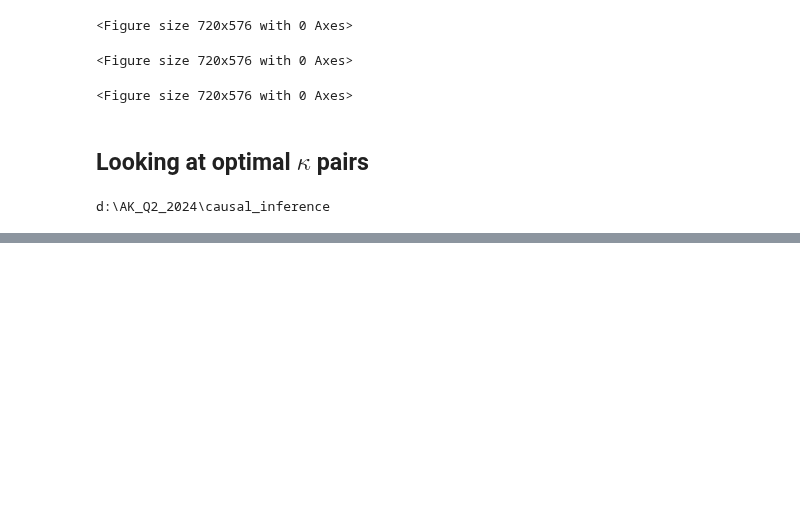
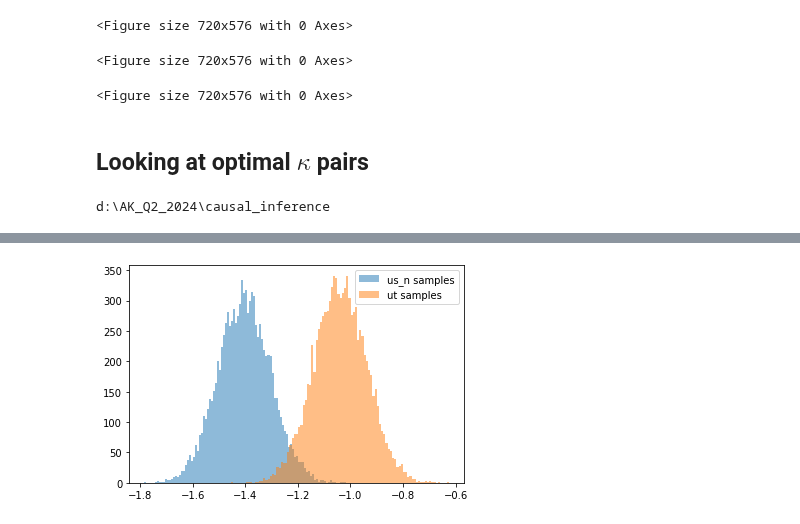
Before and after one commit to ak47na/multisensory_causal_inference, a Jupyter notebook: fits_analysis.ipynb, the cells around one changed output, grey strips where cells are left out. Cells and saved outputs as stored; diff of their text form; code cells hidden in the pictures; blank space fills up the shorter version.

Commit message:
add plots for understanding all causal inference steps in fits_analysis.ipynb

```diff
--- a/fits_analysis.ipynb
+++ b/fits_analysis.ipynb
@@ -67,6 +67,7 @@ err_threshold = np.deg2rad(5)
 
 test_fwd_sim = True
 fwd_errors = np.zeros_like(s_ns)
+high_error_idxs = {'sn': [], 't': []}
 for est in optimal_kappa_pairs.keys():
     for key in min_error_for_idx_pc[est]:
         if min_error_for_idx_pc[est][key] == min_error_for_idx[est][key[0]]:
@@ -76,6 +77,7 @@ for est in optimal_kappa_pairs.keys():
             err_mat[est][int(key[0])] = min_error_for_idx[est][key[0]]
             optimal_kappa_pairs_arr[est][int(key[0]), :] = np.array(optimal_kappa_pairs[est][key]).reshape(2,)
             if min_error_for_idx_pc[est][key] >= err_threshold:
+                high_error_idxs[est].append(key[0])
                 print(f'{key[0]}: t, s_n, r_n = {np.round(s_ns[key[0]], 3), np.round(ts[key[0]], 3), np.round(r_ns[key[0]], 4)}',
                     f'd/pi={np.round(utils.circular_dist(s_ns[key[0]], ts[key[0]]) / np.pi, 4)}',
                     f'min_err={min_error_for_idx_pc[est][key]}',
@@ -260,17 +262,18 @@ with open(f'./learned_data/task_metadata_{grid_sz}_t{t_index}.pkl', 'rb') as f:
 num_tasks = len(tasks_metadata)
 print(f'Number of tasks: {num_tasks}')
 errors_dicts = {}
-err_for_idx = {est: {} for est in ['sn', 't']}
+estimates = ['sn', 't']
+err_for_idx = {est: {} for est in estimates}
 nums_bad = 0
 max_error = 0
-high_err_idx = []
+high_error_idxs_both_est = []
 for task_idx in range(num_tasks):
     try:
         with open(f'./learned_data/optimal_kappa_errors/errors_dict_{task_idx}_{grid_sz}_t{t_index}.pkl', 'rb') as f:
             errors_dicts[task_idx] = pickle.load(f)
             mean_idx = tasks_metadata[task_idx]['mean_indices'][0]
-            min_error_across_pc = {est: min([errors_dicts[task_idx][p_c][f'errors_{est}'].min() for p_c in errors_dicts[task_idx].keys()]) for est in ['sn', 't']}
-            for est in ['sn', 't']:
+            min_error_across_pc = {est: min([errors_dicts[task_idx][p_c][f'errors_{est}'].min() for p_c in errors_dicts[task_idx].keys()]) for est in estimates}
+            for est in estimates:
                 if mean_idx not in err_for_idx[est]:
                     err_for_idx[est][mean_idx] = min_error_across_pc[est]
                 else:
@@ -281,8 +284,8 @@ for task_idx in range(num_tasks):
 print(f'Number of bad tasks: {nums_bad}')
 for mean_idx in err_for_idx:
     if max(err_for_idx['sn'][mean_idx], err_for_idx['t'][mean_idx]) > .1:
-        high_err_idx.append(mean_idx)
+        high_error_idxs_both_est.append(mean_idx)
         print(mean_idx, err_for_idx['sn'][mean_idx], err_for_idx['t'][mean_idx])
     max_error = max(min(err_for_idx['sn'][mean_idx], err_for_idx['t'][mean_idx]), max_error)
 print(f'Max error: {max_error}')
-print(high_err_idx, '\n', list(zip(zip(s_ns[high_err_idx], ts[high_err_idx]), r_ns[high_err_idx])))
+print(high_error_idxs_both_est, '\n', list(zip(zip(s_ns[high_error_idxs_both_est], ts[high_error_idxs_both_est]), r_ns[high_error_idxs_both_est])))
@@ -306,0 +317,73 @@ Error for task 1
+# %%
+num_to_analyse = 2
+est = 'sn'
+for i in range(num_to_analyse):
+    idx = high_error_idxs[est][i]
+    sni, ti, rni = s_ns[idx], ts[idx], r_ns[idx]
+    urni = unif_map.angle_space_to_unif_space(rni)
+    usni, uti = usns[idx], uts[idx]
+    assert (np.allclose(np.array([usni, uti]), unif_map.angle_space_to_unif_space([sni, ti])))
+    optimal_kappa_pair_sn = optimal_kappa_pairs_arr['sn'][idx]
+    optimal_kappa_pair_t = optimal_kappa_pairs_arr['t'][idx]
+    pc_sn = optimal_pc['sn'][idx]
+    pc_t = optimal_pc['t'][idx]
+    print(f'For index {idx} with s_n, t, r_n = {sni, ti, rni} and us_n, ut, urn = {usni, uti, urni},\n optimal kappa pairs: {optimal_kappa_pair_sn, optimal_kappa_pair_t} and optimal p_c: {pc_sn, pc_t}\n\n')
+    # 1. run VM samples of the 2 distributions and plot the distributions
+    # kappa1, kappa2 = np.array([optimal_kappa_pair_sn[0]]), np.array([optimal_kappa_pair_sn[1]])
+    # kappa1, kappa2 = np.array([700.]), np.array([1.])
+    kappa1, kappa2, pc_i = np.array([100.]), np.array([99.]), .5
+    ut_samples, usn_samples = causal_inference_estimator.get_vm_samples(
+        num_sim=10000,
+        mu_t=np.array([uti]),
+        mu_s_n=np.array([usni]),
+        kappa1=kappa1,
+        kappa2=kappa2)
+    plt.hist(usn_samples[:, 0,0], bins=100, alpha=0.5, label='us_n samples')
+    plt.hist(ut_samples[:, 0,0], bins=100, alpha=0.5, label='ut samples')
+    plt.legend()
+    plt.show()
+    plt.clf()
+    # 2. run Causal Inference in internal space for ut, us_n samples and plot the distributions of the optimal estimate for each sample
+    responses, posterior_p_common, mean_t_est, mean_sn_est = causal_inference_estimator.forward(t_samples=ut_samples,
+        s_n_samples=usn_samples,
+                                        kappa1=kappa1,
+                                        kappa2=kappa2,
+                                        p_common=pc_i)
+    plt.hist(responses[0][:, 0,0], label='t est', alpha=.5)
+    plt.hist(responses[1][:, 0, 0], label='s_n est', alpha=.5)
+    plt.vlines(rni, 0, 5000, label='r_n', color='r')
+    plt.vlines(mean_t_est[0,0], 0, 5000, label='mean t est', color='g')
+    plt.vlines(mean_sn_est[0,0], 0, 5000, label='mean s_n est', color='b')
+    plt.legend()
+    plt.show()
+    plt.clf()
+    # 3. for testing purpose: run Causal inference using means and other randomly generated samples
+    responses_, posterior_p_common_, mean_t_est_, mean_sn_est_ = causal_inference_estimator.forward_from_means(mu_t=np.array([uti]),
+                                                                                                               mu_s_n=np.array([usni]),
+                                        kappa1=kappa1,
+                                        kappa2=kappa2,
+                                        p_common=pc_i,
+                                        num_sim=10000)
+    plt.hist(responses[0][:, 0,0], label='t est', alpha=.4)
+    # plt.hist(responses_[0][:, 0,0], label='t est fwd', alpha=.4)
+    # 4. plot seggregated estimates for the regressor cue
+    # 5. plot the cue combination estimates for all samples
+    segg_estimate = causal_inference_estimator.model.segregation_estimate(x=ut_samples, sigma=kappa1, mu_p=None, sigma_p=None)
+    fusion_estimate = causal_inference_estimator.model.fusion_estimate(x_v=ut_samples, x_a=usn_samples,
+                                                                       sigma_v=kappa1.reshape((1,1)),
+                                                                       sigma_a=kappa2.reshape((1,1)),
+                                                                       mu_p=None, sigma_p=None)
+    plt.hist(segg_estimate[:, 0, 0], label='segg estimate t', alpha=.4)
+    plt.hist(fusion_estimate[:, 0, 0], label='fusion estimate', alpha=.4)
+    #plt.hist(unif_map.unif_space_to_angle_space(ut_samples)[:,0,0], label='U^{-1}(VM(t, kappa1))', alpha=.5)
+    plt.legend()
+    plt.show()
+
+    plt.clf()
+    # 6. plot the distribution of responses from the forward model vs the distribution of responses from the causal inference model above
+    plt.hist(responses_[1][:, 0, 0], label='s_n est fwd', alpha=.5)
+    plt.hist(responses[1][:, 0, 0], label='s_n est', alpha=.5)
+    plt.legend()
+    plt.show()
+    plt.clf()
+# %% [output]
@@ -306,0 +392 @@ Error for task 1
+[figure, added]
```
Also changed, not shown: parts of 5 cells of this notebook.
